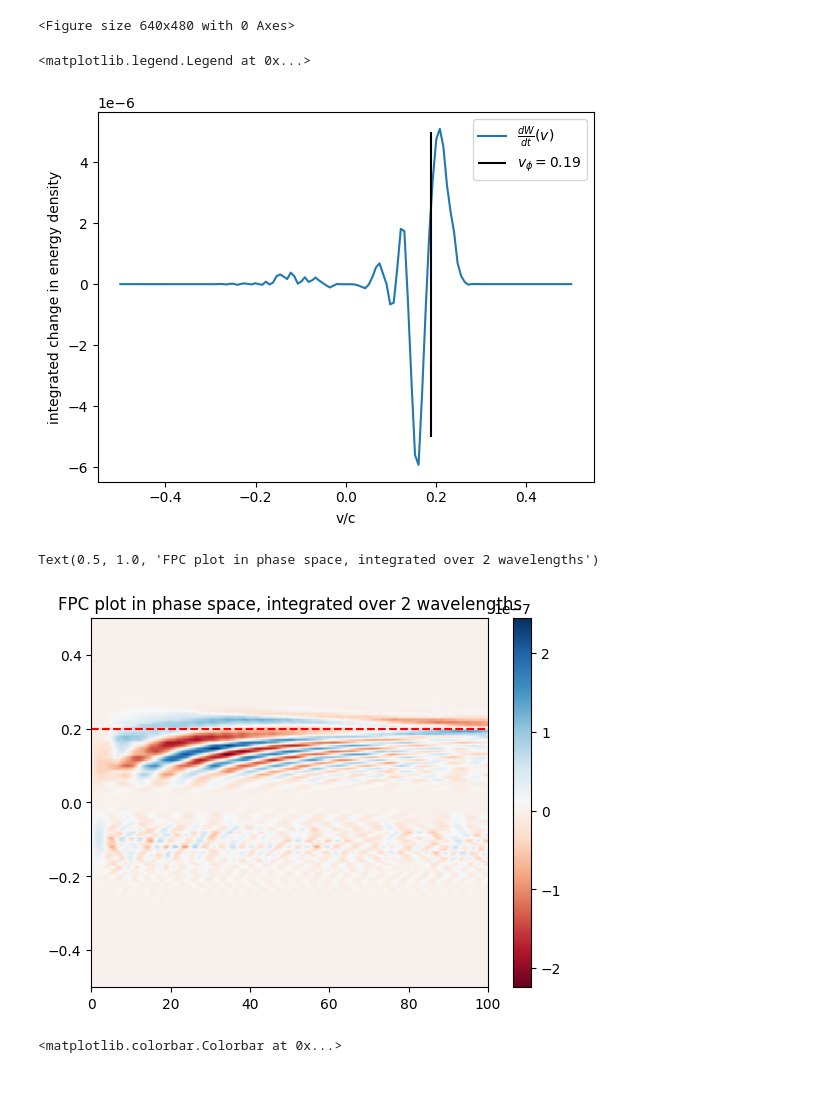
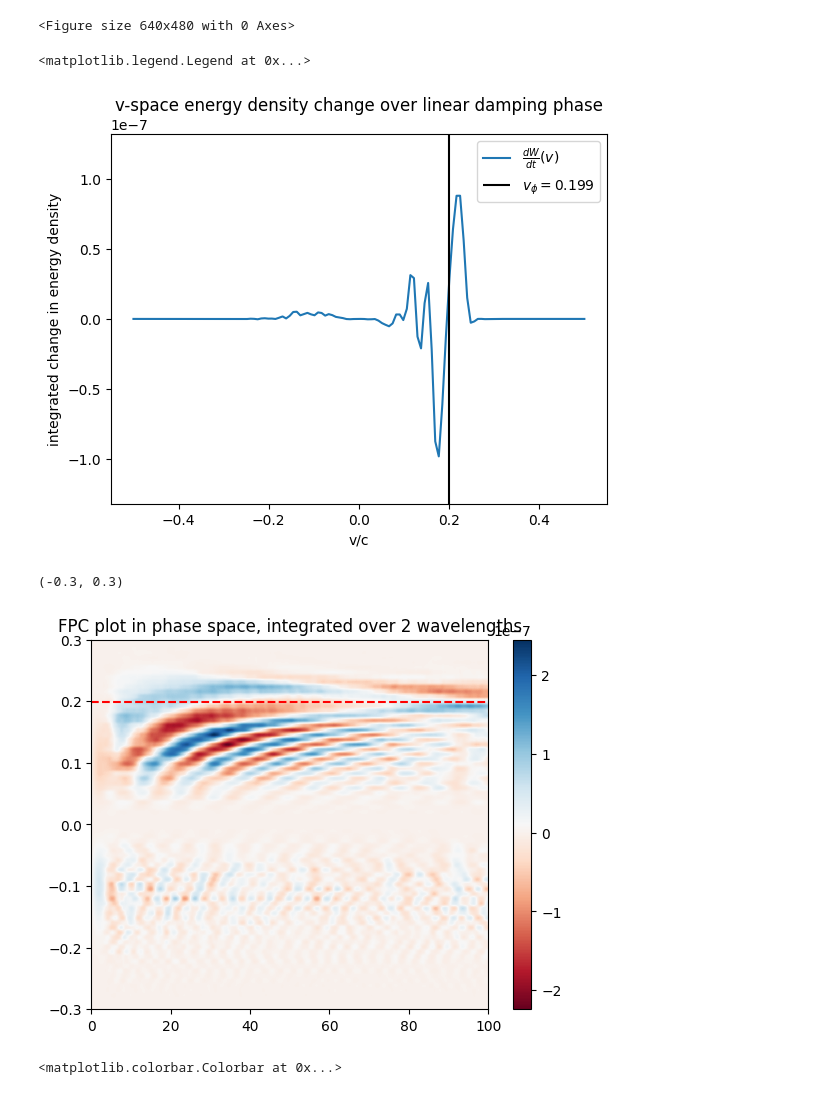
Before and after one commit to dschneidinger/222B_Landau_Damping_2024, a Jupyter notebook: 2-Landau_damping_in_PIC/EPW/kld-0.33_vth_0.055c_2x_amp/FPC-code-0.33_2x.ipynb, the cells around one changed output. Cells and saved outputs as stored; diff of their text form; code cells hidden in the pictures.

```diff
--- a/2-Landau_damping_in_PIC/EPW/kld-0.33_vth_0.055c_2x_amp/FPC-code-0.33_2x.ipynb
+++ b/2-Landau_damping_in_PIC/EPW/kld-0.33_vth_0.055c_2x_amp/FPC-code-0.33_2x.ipynb
@@ -65,35 +65,36 @@ with writer.saving(fig, f"FPC_movie_kld-0.3_{500}.mp4", dpi=400):
 # %% [output]
 <Figure size 640x480 with 0 Axes>
 # %%
-T = 100 # start of the time window at which I integrate over
-interval = 196 # length of the time interval
+T = 156 # start of the time window at which I integrate over
+interval = 312 # length of the time interval
 time_interval = [T,T+interval]
 A_full_int = 1/interval * np.trapz(A_int_wrt_x[:,time_interval[0]:time_interval[1]], axis = 1)
 B_full_int = 1/interval * np.trapz(B_int_wrt_x[:,time_interval[0]:time_interval[1]], axis = 1)
 plt.plot(np.linspace(-0.5,0.5, len(B_full_int)),B_full_int,label = r'$\frac{dW}{dt}(v)$')
 # plt.scatter(np.linspace(-0.3,0.3, len(A_full_int)),A_full_int+B_full_int, label = r'$\frac{dW}{dt}(v)$ with v $\cdot \nabla$ term')
-vphase = 0.19
+vphase = 0.199
 plt.vlines([vphase],ymin=-5e-6,ymax=5e-6, label = r'$v_{\phi} =$'+ str(vphase), colors = 'black')
 # plt.xlim(0,0.2)
-# plt.ylim(-0.0004,0.0004)
+plt.ylim(-1.5*np.max(B_full_int),1.5*np.max(B_full_int))
 plt.ylabel('integrated change in energy density')
 plt.xlabel('v/c')
-# plt.title(f'Time: {i*2*400*0.032}')
+plt.title('v-space energy density change over linear damping phase')
 plt.legend()
 # %% [output]
 <matplotlib.legend.Legend at 0x...>
-[figure, old version]
+[figure, new version]
 # %%
 delta = 65
 A_int_wrt_x = np.trapz((1./delta)*A[:,16:16+delta,:], axis = 1)
 B_int_wrt_x = np.trapz((1./delta)*B[:,16:16+delta,:], axis = 1)
 plt.imshow(B_int_wrt_x, origin='lower',extent=[0,100,-0.5,0.5], aspect='auto', cmap = 'RdBu', interpolation=None)
 plt.axhline(y = 0.199, color = 'r', linestyle = '--')
 plt.colorbar()
 plt.title("FPC plot in phase space, integrated over 2 wavelengths")
+plt.ylim(-0.3,0.3)
 # %% [output]
-Text(0.5, 1.0, 'FPC plot in phase space, integrated over 2 wavelengths')
+(-0.3, 0.3)
-[figure, old version]
+[figure, new version]
 # %%
 delta = 66
 plt.imshow(B[:,48,:], origin='lower',extent=[0,100,-0.5,0.5], aspect='auto', cmap = 'RdBu', interpolation=None)
```
Also changed, not shown: parts of 1 cell of this notebook, 1 other file.
